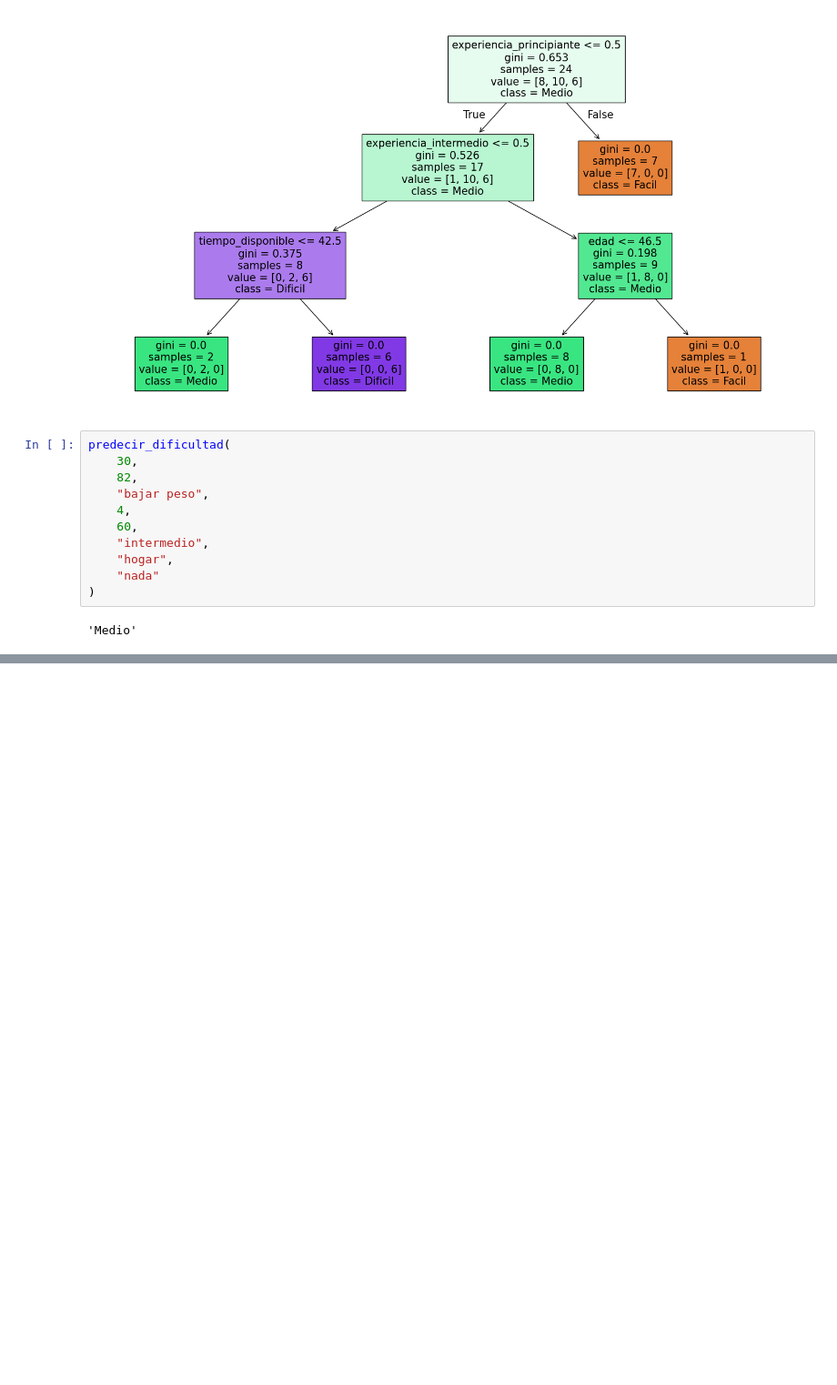
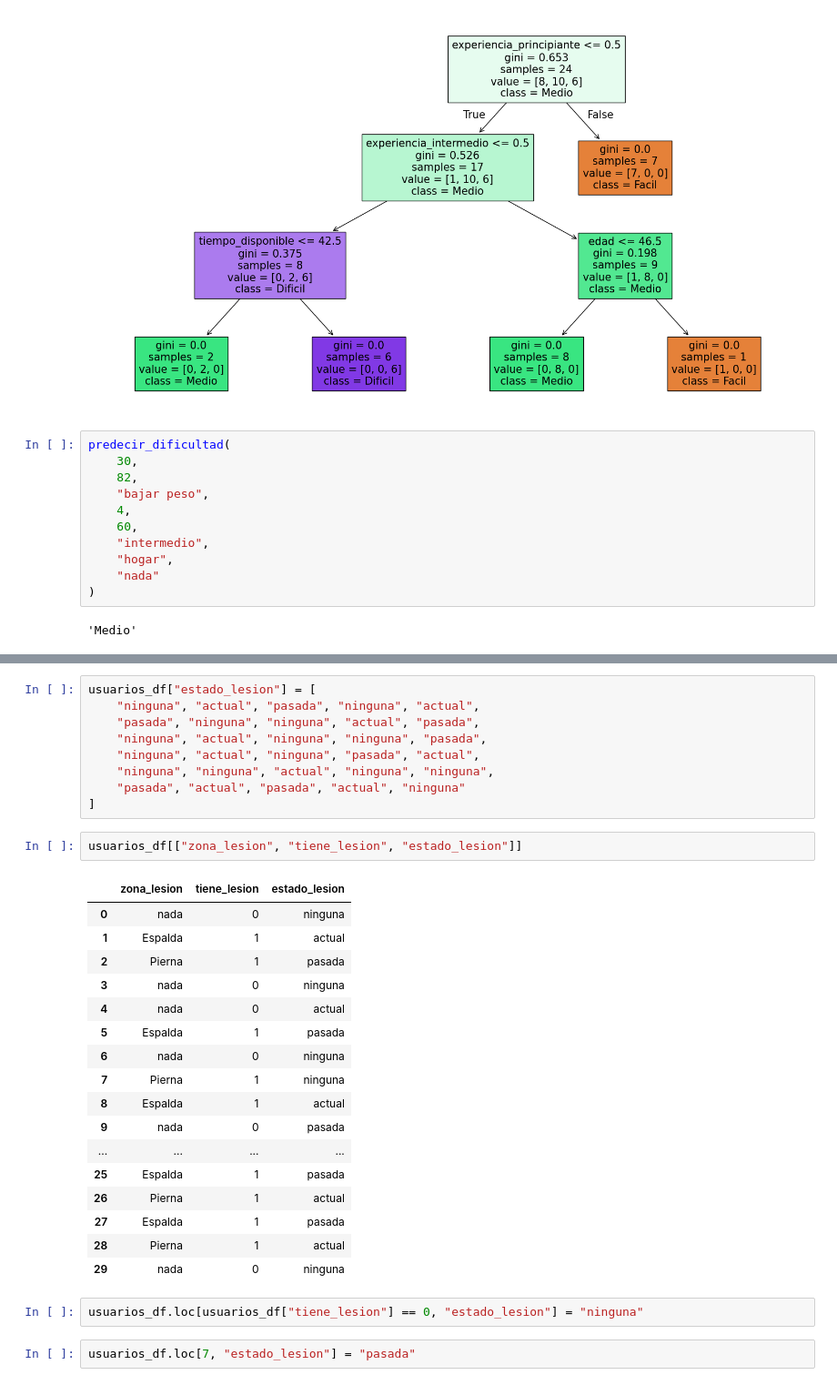
Before and after one commit to luci-o/LIFE-FIT, a Jupyter notebook: IA/index.ipynb, the cells around one changed output, grey strips where cells are left out. Shown at 91% size. Drawn from its saved outputs; the diff is of its cells as text; blank space fills up the shorter version.

```diff
--- a/IA/index.ipynb
+++ b/IA/index.ipynb
@@ -642,0 +722,33 @@ predecir_dificultad(
+# %%
+usuarios_df["estado_lesion"] = [
+    "ninguna", "actual", "pasada", "ninguna", "actual",
+    "pasada", "ninguna", "ninguna", "actual", "pasada",
+    "ninguna", "actual", "ninguna", "ninguna", "pasada",
+    "ninguna", "actual", "ninguna", "pasada", "actual",
+    "ninguna", "ninguna", "actual", "ninguna", "ninguna",
+    "pasada", "actual", "pasada", "actual", "ninguna"
+]
+# %%
+usuarios_df[["zona_lesion", "tiene_lesion", "estado_lesion"]]
+# %% [output]
+|  | zona_lesion | tiene_lesion | estado_lesion |
+| 0 | nada | 0 | ninguna |
+| 1 | Espalda | 1 | actual |
+| 2 | Pierna | 1 | pasada |
+| 3 | nada | 0 | ninguna |
+| 4 | nada | 0 | actual |
+| 5 | Espalda | 1 | pasada |
+| 6 | nada | 0 | ninguna |
+| 7 | Pierna | 1 | ninguna |
+| 8 | Espalda | 1 | actual |
+| 9 | nada | 0 | pasada |
+| ... | ... | ... | ... |
+| 25 | Espalda | 1 | pasada |
+| 26 | Pierna | 1 | actual |
+| 27 | Espalda | 1 | pasada |
+| 28 | Pierna | 1 | actual |
+| 29 | nada | 0 | ninguna |
+# %%
+usuarios_df.loc[usuarios_df["tiene_lesion"] == 0, "estado_lesion"] = "ninguna"
+# %%
+usuarios_df.loc[7, "estado_lesion"] = "pasada"
```
Also changed, not shown: parts of 26 cells of this notebook.
